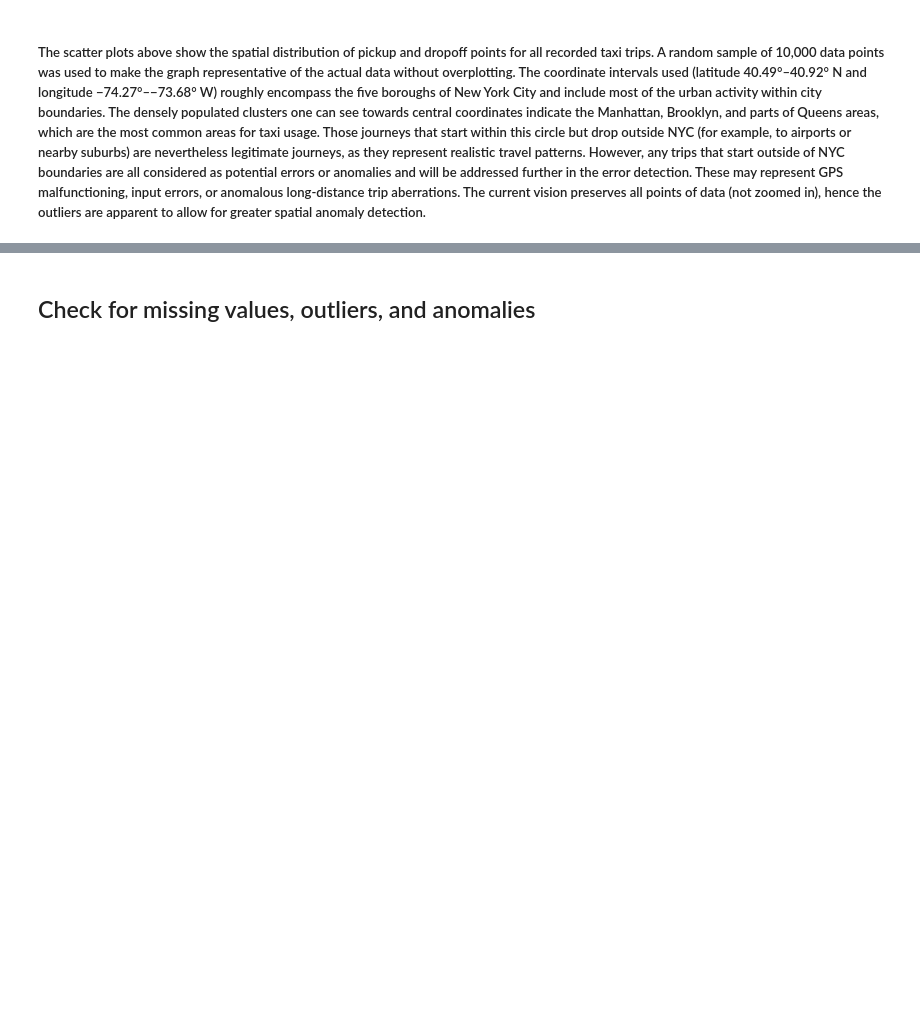
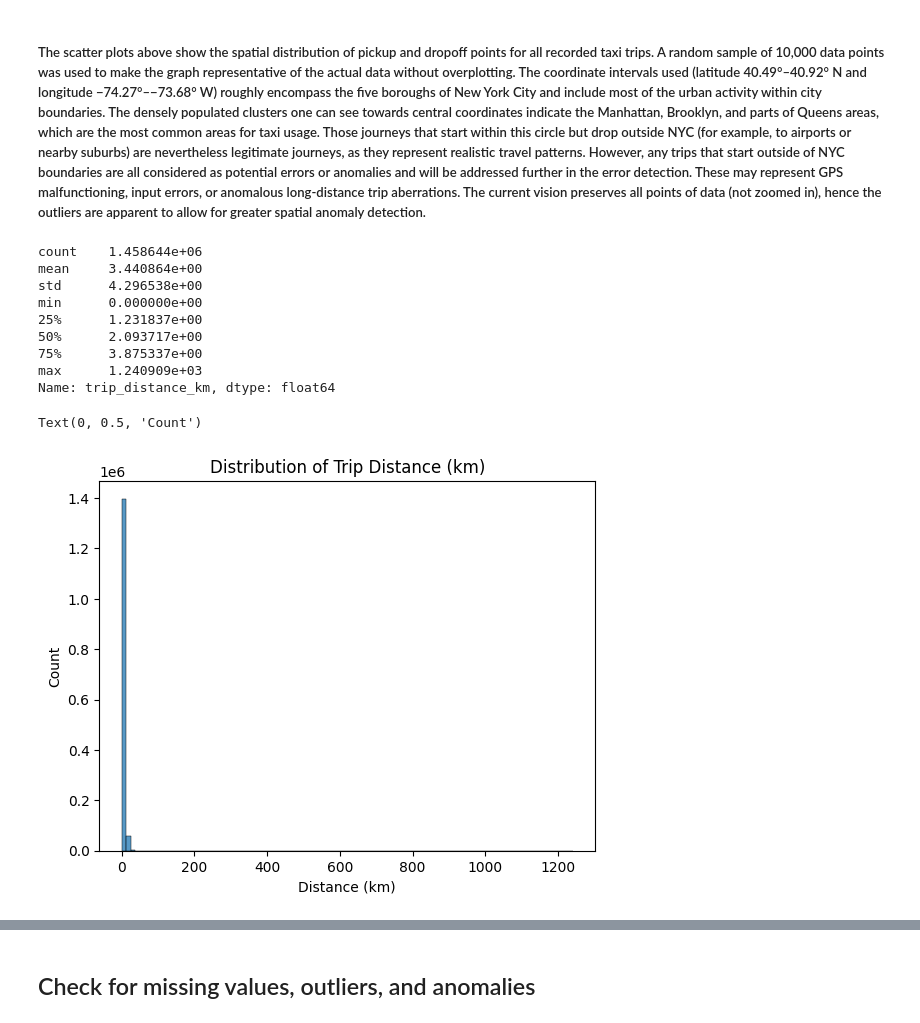
Before and after one commit to charralbert/Taxi_Trip_Duration, a Jupyter notebook: Duplicate.ipynb, the cells around one changed output, grey strips where cells are left out. Cells and saved outputs as stored; diff of their text form; code cells hidden in the pictures; blank space fills up the shorter version.

```diff
--- a/Duplicate.ipynb
+++ b/Duplicate.ipynb
@@ -289,2 +289,40 @@ Text(0, 0.5, 'Latitude')
 # %% [markdown]
 ##### The scatter plots above show the spatial distribution of pickup and dropoff points for all recorded taxi trips. A random sample of 10,000 data points was used to make the graph representative of the actual data without overplotting. The coordinate intervals used (latitude 40.49°–40.92° N and longitude −74.27°–−73.68° W) roughly encompass the five boroughs of New York City and include most of the urban activity within city boundaries. The densely populated clusters one can see towards central coordinates indicate the Manhattan, Brooklyn, and parts of Queens areas, which are the most common areas for taxi usage. Those journeys that start within this circle but drop outside NYC (for example, to airports or nearby suburbs) are nevertheless legitimate journeys, as they represent realistic travel patterns. However, any trips that start outside of NYC boundaries are all considered as potential errors or anomalies and will be addressed further in the error detection. These may represent GPS malfunctioning, input errors, or anomalous long-distance trip aberrations. The current vision preserves all points of data (not zoomed in), hence the outliers are apparent to allow for greater spatial anomaly detection.
+# %%
+
+# haversine function to compute distance in kilometers
+def haversine_distance(lat1, lon1, lat2, lon2):
+    R = 6371
+    lat1, lon1, lat2, lon2 = map(np.radians, [lat1, lon1, lat2, lon2])
+    d_lat = lat2 - lat1
+    d_lon = lon2 - lon1
+
+    a = np.sin(d_lat/2)**2 + np.cos(lat1) * np.cos(lat2) * np.sin(d_lon/2)**2
+    c = 2 * np.arcsin(np.sqrt(a))
+    return R * c
+
+# Apply function to dataframe
+df['trip_distance_km'] = haversine_distance(
+    df['pickup_latitude'],
+    df['pickup_longitude'],
+    df['dropoff_latitude'],
+    df['dropoff_longitude']
+)
+# %%
+print(df['trip_distance_km'].describe())
+sns.histplot(df['trip_distance_km'], bins=100)
+plt.title('Distribution of Trip Distance (km)')
+plt.xlabel('Distance (km)')
+plt.ylabel('Count')
+# %% [output]
+count    1.458644e+06
+mean     3.440864e+00
+std      4.296538e+00
+min      0.000000e+00
+25%      1.231837e+00
+50%      2.093717e+00
+75%      3.875337e+00
+max      1.240909e+03
+Name: trip_distance_km, dtype: float64
+Text(0, 0.5, 'Count')
+[figure, added]
```
Also changed, not shown: parts of 10 cells of this notebook.
